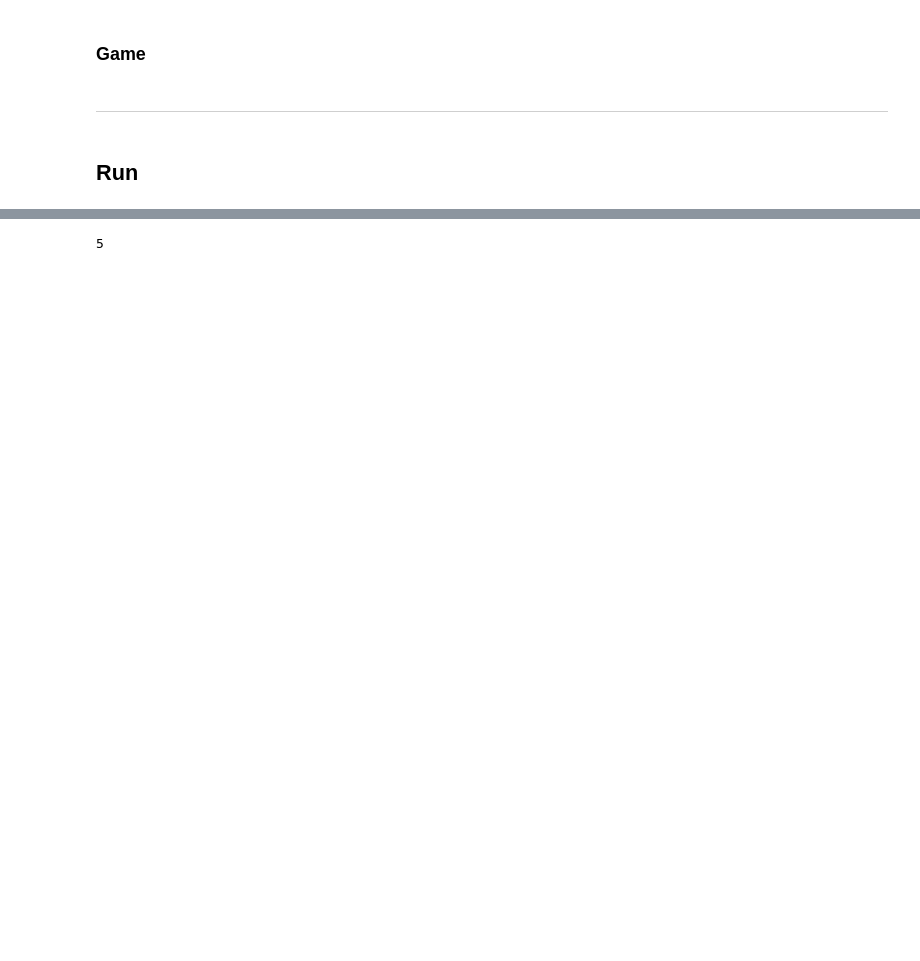
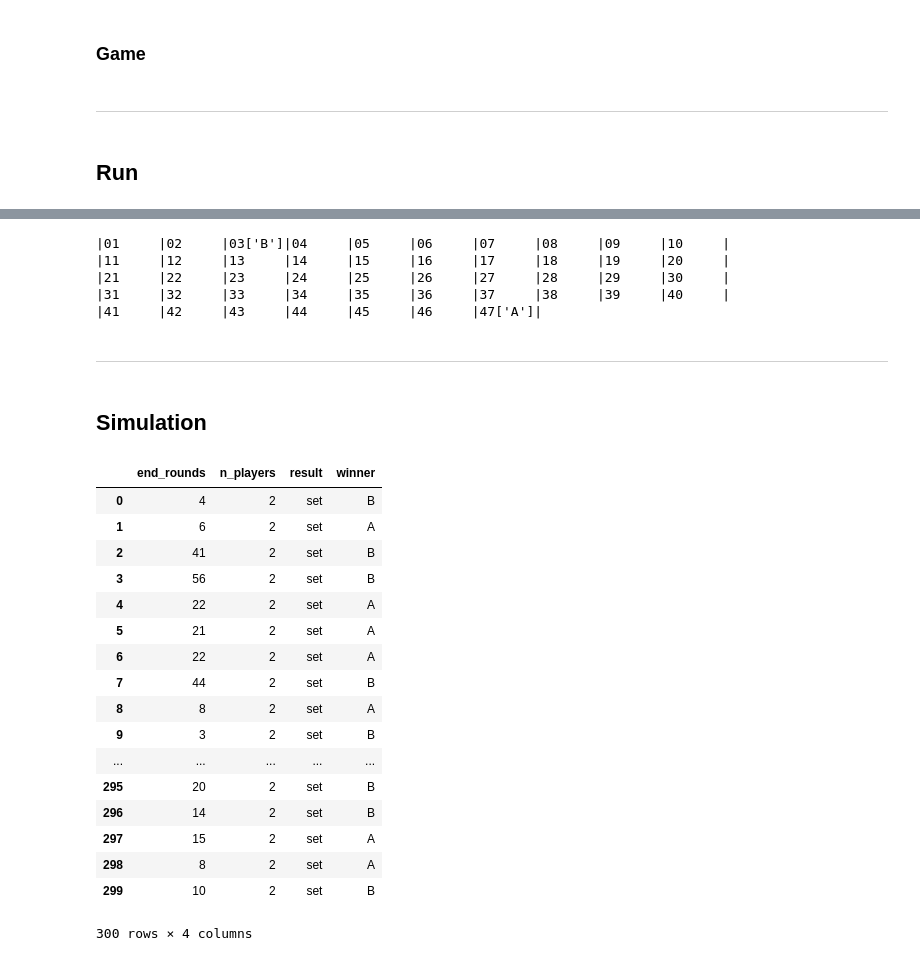
Before and after one commit to leoluyi/huluwen, a Jupyter notebook: simulation.ipynb, the cells around one changed output, grey strips where cells are left out. Cells and saved outputs as stored; diff of their text form; code cells hidden in the pictures; blank space fills up the shorter version.

```diff
--- a/simulation.ipynb
+++ b/simulation.ipynb
@@ -111,11 +99,0 @@ goal
-# %%
-board_list = []
-for index, row in board.iterrows():
-    if row['figure'] != goal:
-        board_list.append({
-            'figure': row['figure'],
-            'position': int(row['position']),
-            'dual_position': int(row['dual_position'])
-        })
-
-board_list
@@ -149,0 +172,4 @@ class Space:
+# %%
+board_df = pd.read_excel(config.board_filename)
+b = Board(board_df)
+print(b.board_max)
@@ -393,4 +476,47 @@ h.history
-# %%
-45 % 20
-# %% [output]
-5
+# %%
+print(h.game.board)
+# %% [output]
+|01     |02     |03['B']|04     |05     |06     |07     |08     |09     |10     |
+|11     |12     |13     |14     |15     |16     |17     |18     |19     |20     |
+|21     |22     |23     |24     |25     |26     |27     |28     |29     |30     |
+|31     |32     |33     |34     |35     |36     |37     |38     |39     |40     |
+|41     |42     |43     |44     |45     |46     |47['A']|
+# %% [markdown]
+---
+# %% [markdown]
+## Simulation
+# %%
+from datetime import datetime
+
+N_ROUND = 100
+
+logger.setLevel(logging.WARNING)
+h = Huluwen(n_players=2, board_filename=config.board_filename)
+
+tic = datetime.now()
+history = h.simulate(N_ROUND)
+toc = datetime.now()
+
+print('{} rounds | time elapsed:{} ({} per round)'.format(N_ROUND, toc - tic, (toc - tic)/N_ROUND))
+# %%
+res = h.get_sim_res()
+res
+# %% [output]
+|  | end_rounds | n_players | result | winner |
+| 0 | 4 | 2 | set | B |
+| 1 | 6 | 2 | set | A |
+| 2 | 41 | 2 | set | B |
+| 3 | 56 | 2 | set | B |
+| 4 | 22 | 2 | set | A |
+| 5 | 21 | 2 | set | A |
+| 6 | 22 | 2 | set | A |
+| 7 | 44 | 2 | set | B |
+| 8 | 8 | 2 | set | A |
+| 9 | 3 | 2 | set | B |
+| ... | ... | ... | ... | ... |
+| 295 | 20 | 2 | set | B |
+| 296 | 14 | 2 | set | B |
+| 297 | 15 | 2 | set | A |
+| 298 | 8 | 2 | set | A |
+| 299 | 10 | 2 | set | B |
+300 rows × 4 columns
```
Also changed, not shown: parts of 15 cells of this notebook.
